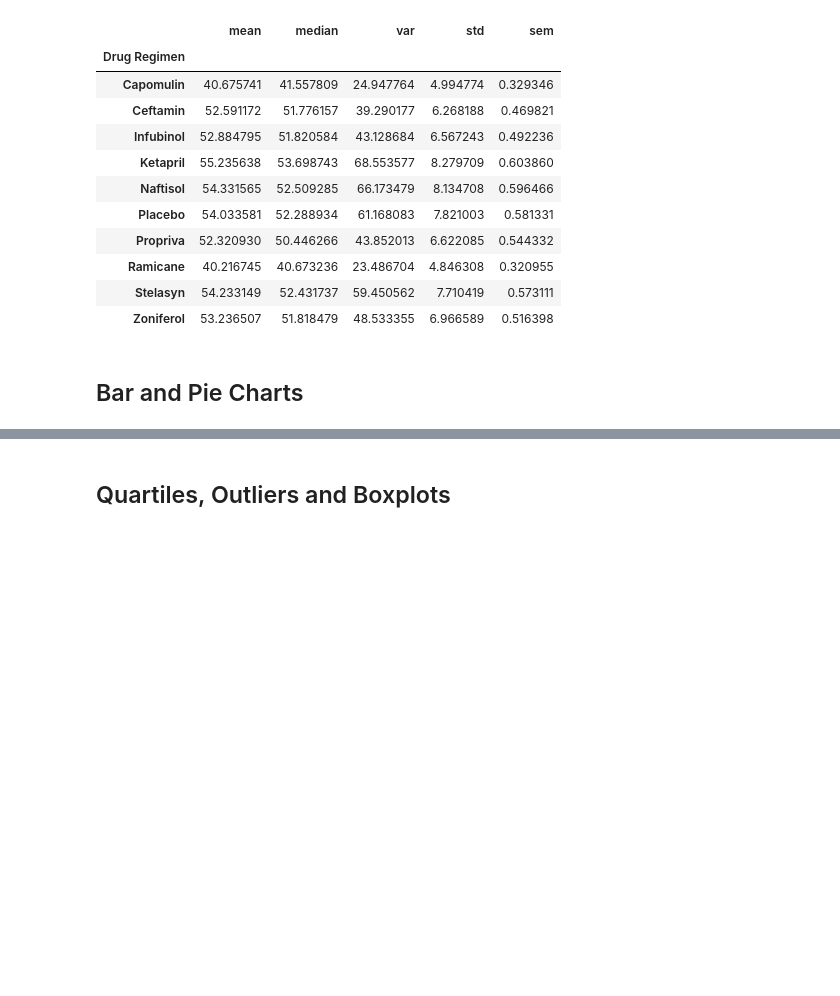
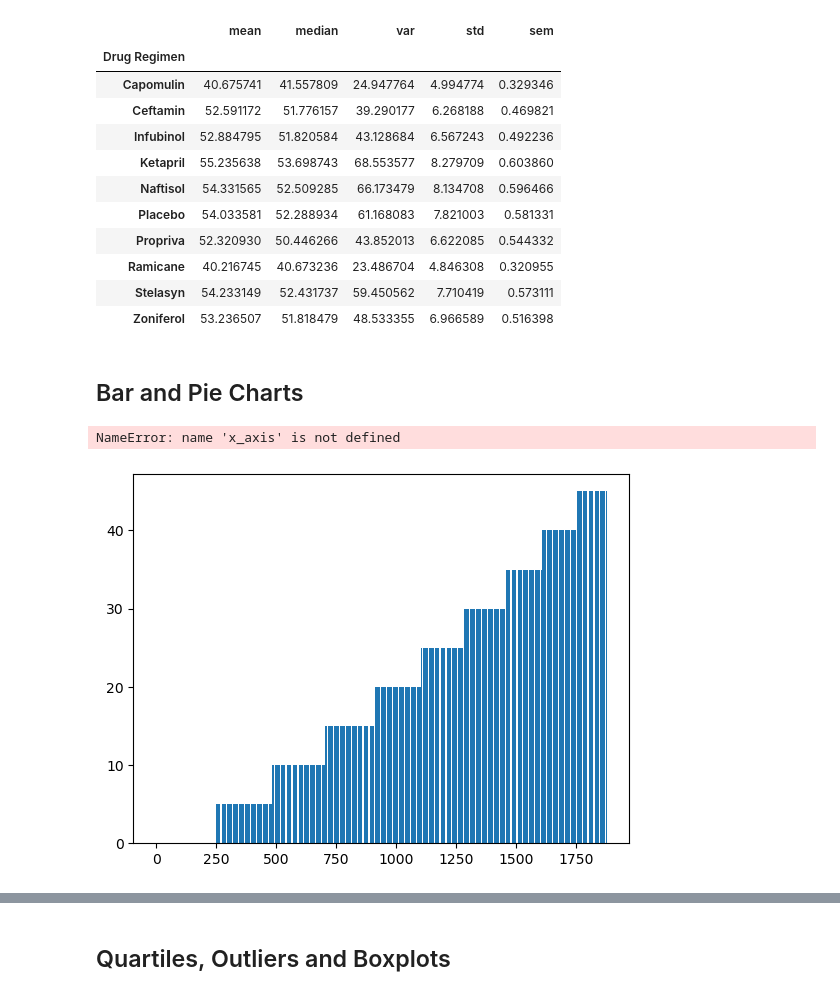
Before and after one commit to KDR9577/MatPlotlib, a Jupyter notebook: MatPlotlib/pymaceuticals_starter.ipynb, the cells around one changed output, grey strips where cells are left out. Saved outputs shown, nothing was run; the diff lists cells and outputs as text; code cells hidden in the pictures; blank space fills up the shorter version.

```diff
--- a/MatPlotlib/pymaceuticals_starter.ipynb
+++ b/MatPlotlib/pymaceuticals_starter.ipynb
@@ -138,5 +139,20 @@ aggregate_df
 | Zoniferol | 53.236507 | 51.818479 | 48.533355 | 6.966589 | 0.516398 |
 # %% [markdown]
 ## Bar and Pie Charts
+# %%
+# Generate a bar plot showing the total number of rows (Mouse ID/Timepoints) for each drug regimen using Pandas.
+ID_timepoint = cleaned_df.set_index(["Drug Regimen"])["Timepoint"]
+x = cleaned_df["Drug Regimen"]
+tick_locations = [value for value in x_axis]
+plt.xticks = (tick_locations, cleaned_df["Drug Regimen"])
+plt.bar(x, ID_timepoint[1])
+# %% [output]
+NameError: name 'x_axis' is not defined
 # %%
-# Generate a bar plot showing the total number of rows (Mouse ID/Timepoints) for each drug regimen using Pandas.
+# Generate a bar plot showing the total number of rows (Mouse ID/Timepoints) for each drug regimen using pyplot.
+x_axis = np.arange(len(cleaned_df))
+tick_locations = [value for value in x_axis]
+plt.bar(x_axis, cleaned_df["Timepoint"])
+plt.show()
+# %% [output]
+[figure, added]
```
Also changed, not shown: parts of 5 cells of this notebook.
